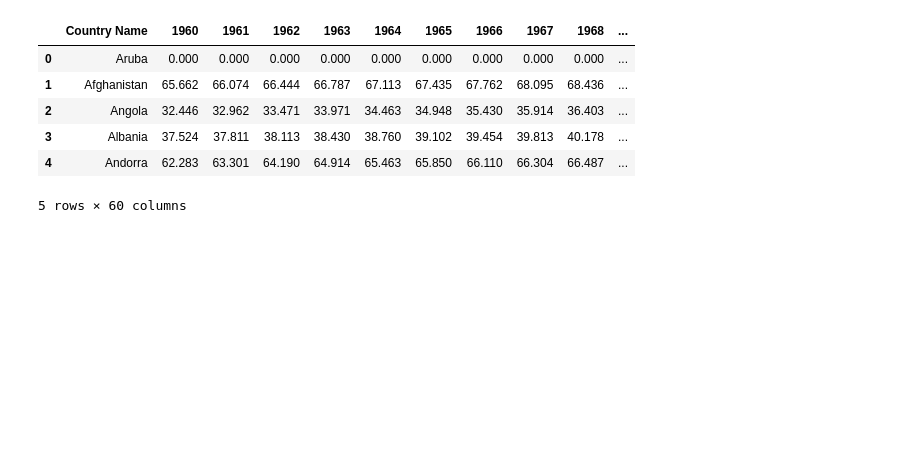
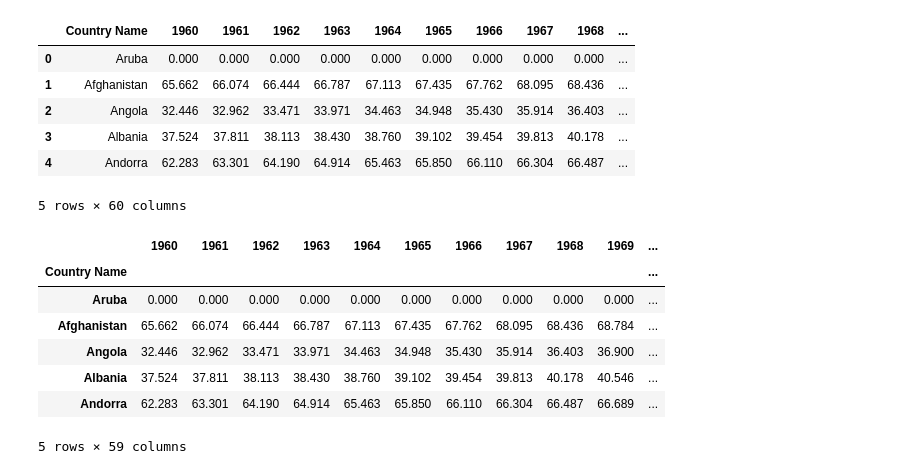
Before and after one commit to eskrotzki/Project-1, a Jupyter notebook: Project/Life-Expec Project.ipynb, the cells around one changed output. Drawn from its saved outputs; the diff is of its cells as text; code cells hidden in the pictures; blank space fills up the shorter version.

```diff
--- a/Project/Life-Expec Project.ipynb
+++ b/Project/Life-Expec Project.ipynb
@@ -36,0 +40,12 @@ life_expec_df.head()
+# %%
+#Checking index
+life_expec_df.head()
+# %% [output]
+|  | 1960 | 1961 | 1962 | 1963 | 1964 | 1965 | 1966 | 1967 | 1968 | 1969 | ... |
+| Country Name |  |  |  |  |  |  |  |  |  |  | ... |
+| Aruba | 0.000 | 0.000 | 0.000 | 0.000 | 0.000 | 0.000 | 0.000 | 0.000 | 0.000 | 0.000 | ... |
+| Afghanistan | 65.662 | 66.074 | 66.444 | 66.787 | 67.113 | 67.435 | 67.762 | 68.095 | 68.436 | 68.784 | ... |
+| Angola | 32.446 | 32.962 | 33.471 | 33.971 | 34.463 | 34.948 | 35.430 | 35.914 | 36.403 | 36.900 | ... |
+| Albania | 37.524 | 37.811 | 38.113 | 38.430 | 38.760 | 39.102 | 39.454 | 39.813 | 40.178 | 40.546 | ... |
+| Andorra | 62.283 | 63.301 | 64.190 | 64.914 | 65.463 | 65.850 | 66.110 | 66.304 | 66.487 | 66.689 | ... |
+5 rows × 59 columns
```
Also changed, not shown: parts of 10 cells of this notebook, 1 other file.
